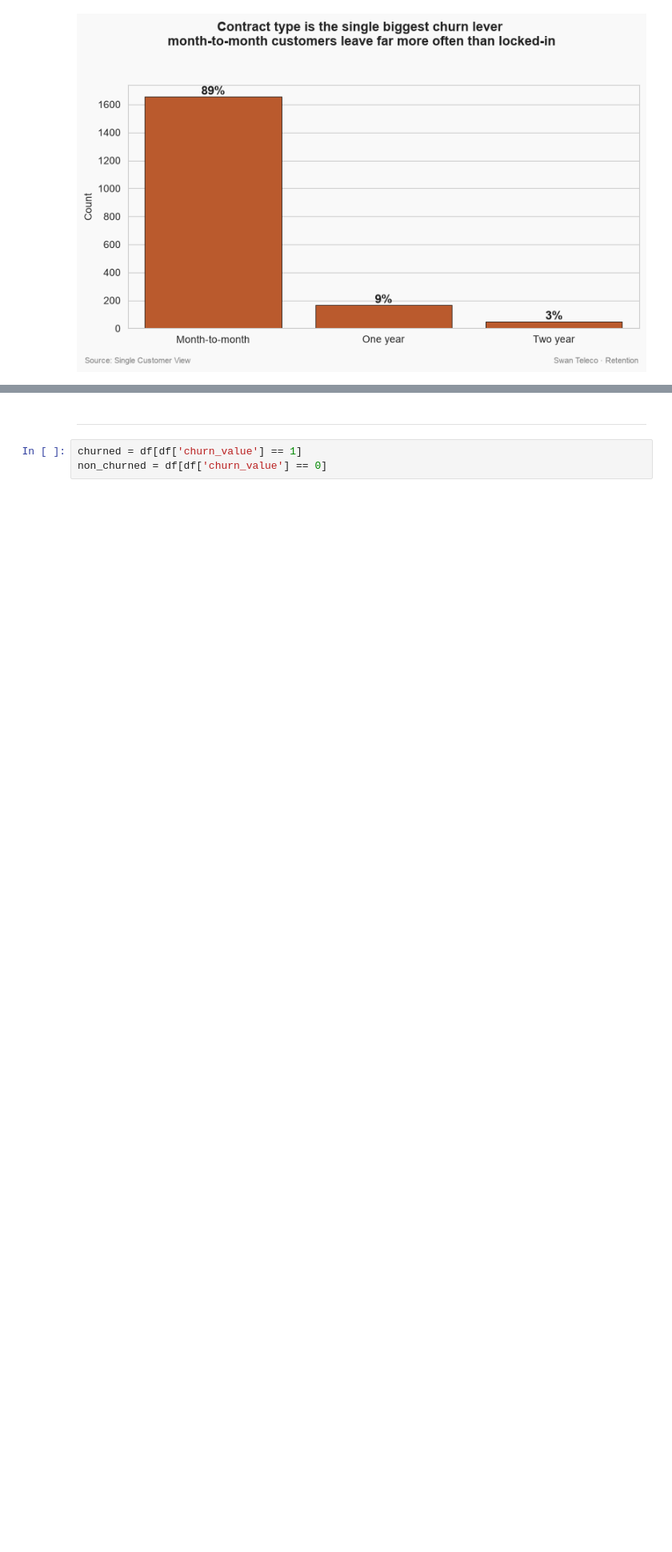
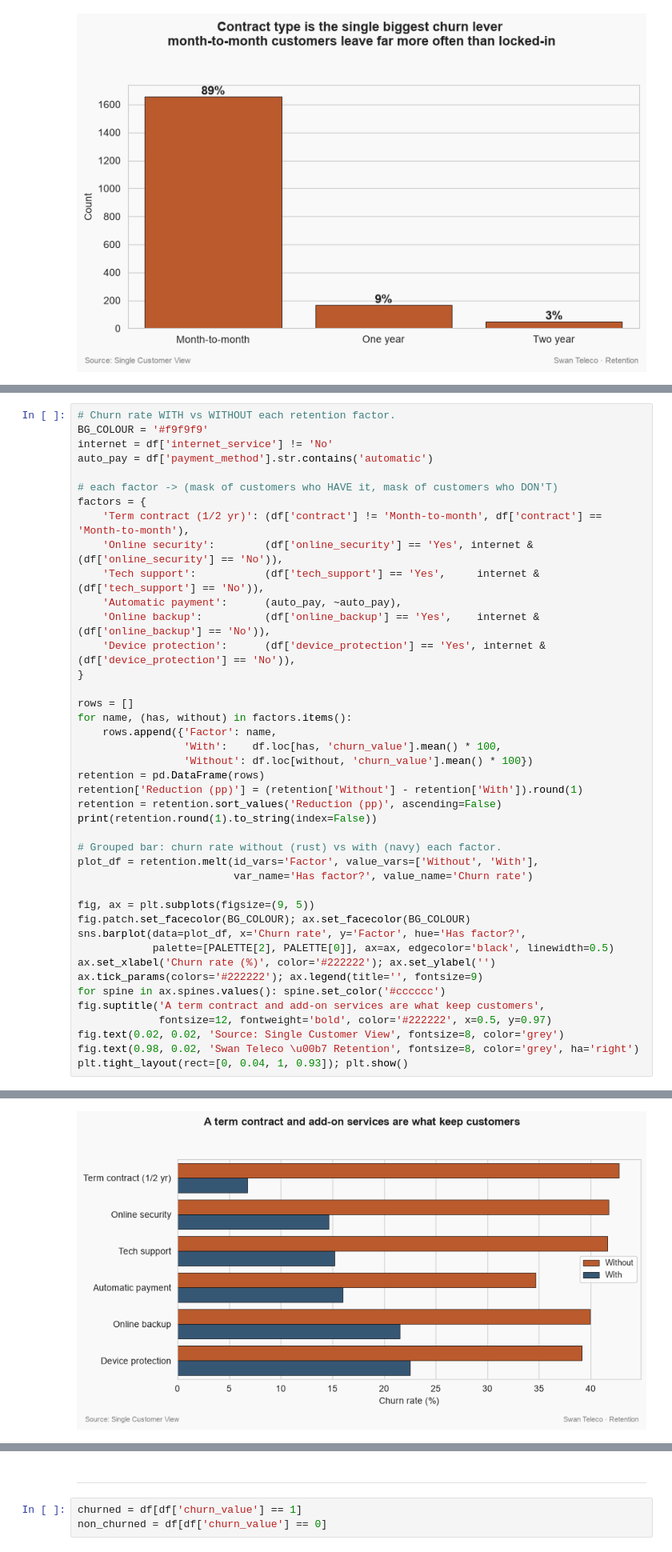
Before and after one commit to Sai-Bolla/SwanTeleco, a Jupyter notebook: eda-and-clustering.ipynb, the cells around one changed output, grey strips where cells are left out. Shown at 80% size. Saved outputs shown, nothing was run; the diff lists cells and outputs as text; blank space fills up the shorter version.

```diff
--- a/eda-and-clustering.ipynb
+++ b/eda-and-clustering.ipynb
@@ -318,0 +502,43 @@ plt.show()
+# %%
+# Churn rate WITH vs WITHOUT each retention factor.
+BG_COLOUR = '#f9f9f9'
+internet = df['internet_service'] != 'No'
+auto_pay = df['payment_method'].str.contains('automatic')
+
+# each factor -> (mask of customers who HAVE it, mask of customers who DON'T)
+factors = {
+    'Term contract (1/2 yr)': (df['contract'] != 'Month-to-month', df['contract'] == 'Month-to-month'),
+    'Online security':        (df['online_security'] == 'Yes', internet & (df['online_security'] == 'No')),
+    'Tech support':           (df['tech_support'] == 'Yes',     internet & (df['tech_support'] == 'No')),
+    'Automatic payment':      (auto_pay, ~auto_pay),
+    'Online backup':          (df['online_backup'] == 'Yes',    internet & (df['online_backup'] == 'No')),
+    'Device protection':      (df['device_protection'] == 'Yes', internet & (df['device_protection'] == 'No')),
+}
+
+rows = []
+for name, (has, without) in factors.items():
+    rows.append({'Factor': name,
+                 'With':    df.loc[has, 'churn_value'].mean() * 100,
+                 'Without': df.loc[without, 'churn_value'].mean() * 100})
+retention = pd.DataFrame(rows)
+retention['Reduction (pp)'] = (retention['Without'] - retention['With']).round(1)
+retention = retention.sort_values('Reduction (pp)', ascending=False)
+print(retention.round(1).to_string(index=False))
+
+# Grouped bar: churn rate without (rust) vs with (navy) each factor.
+plot_df = retention.melt(id_vars='Factor', value_vars=['Without', 'With'],
+                         var_name='Has factor?', value_name='Churn rate')
+
+fig, ax = plt.subplots(figsize=(9, 5))
+fig.patch.set_facecolor(BG_COLOUR); ax.set_facecolor(BG_COLOUR)
+sns.barplot(data=plot_df, x='Churn rate', y='Factor', hue='Has factor?',
+            palette=[PALETTE[2], PALETTE[0]], ax=ax, edgecolor='black', linewidth=0.5)
+ax.set_xlabel('Churn rate (%)', color='#222222'); ax.set_ylabel('')
+ax.tick_params(colors='#222222'); ax.legend(title='', fontsize=9)
+for spine in ax.spines.values(): spine.set_color('#cccccc')
+fig.suptitle('A term contract and add-on services are what keep customers',
+             fontsize=12, fontweight='bold', color='#222222', x=0.5, y=0.97)
+fig.text(0.02, 0.02, 'Source: Single Customer View', fontsize=8, color='grey')
+fig.text(0.98, 0.02, 'Swan Teleco \u00b7 Retention', fontsize=8, color='grey', ha='right')
+plt.tight_layout(rect=[0, 0.04, 1, 0.93]); plt.show()
+# %% [output]
@@ -318,0 +552 @@ plt.show()
+[figure, added]
```
Also changed, not shown: parts of 33 cells of this notebook, 11 other files.
